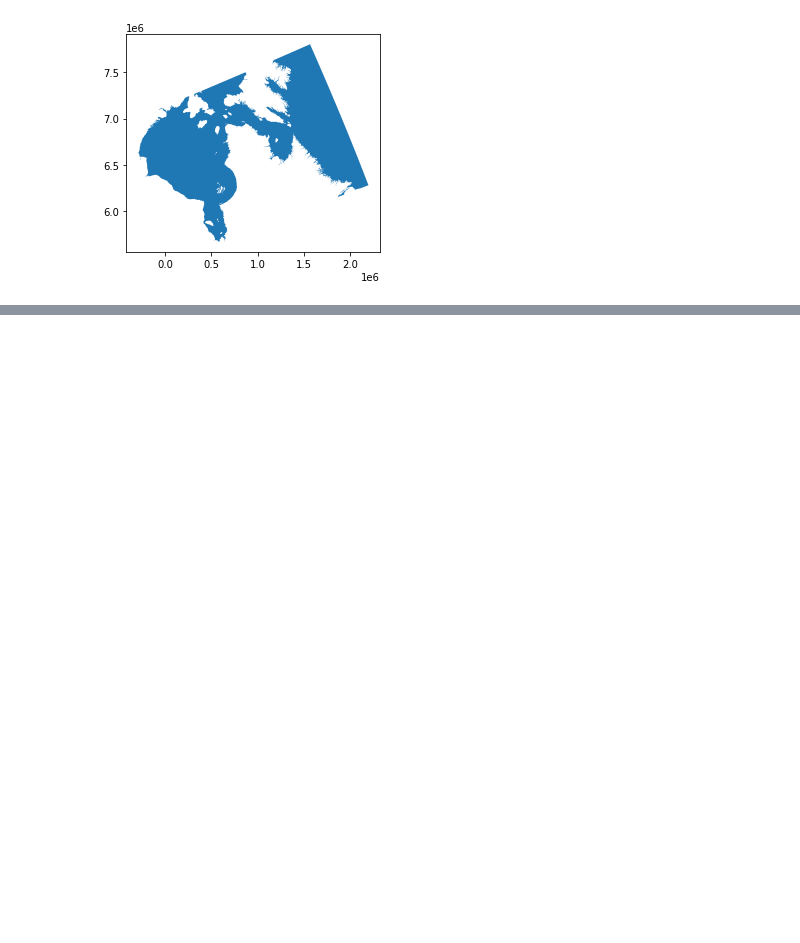
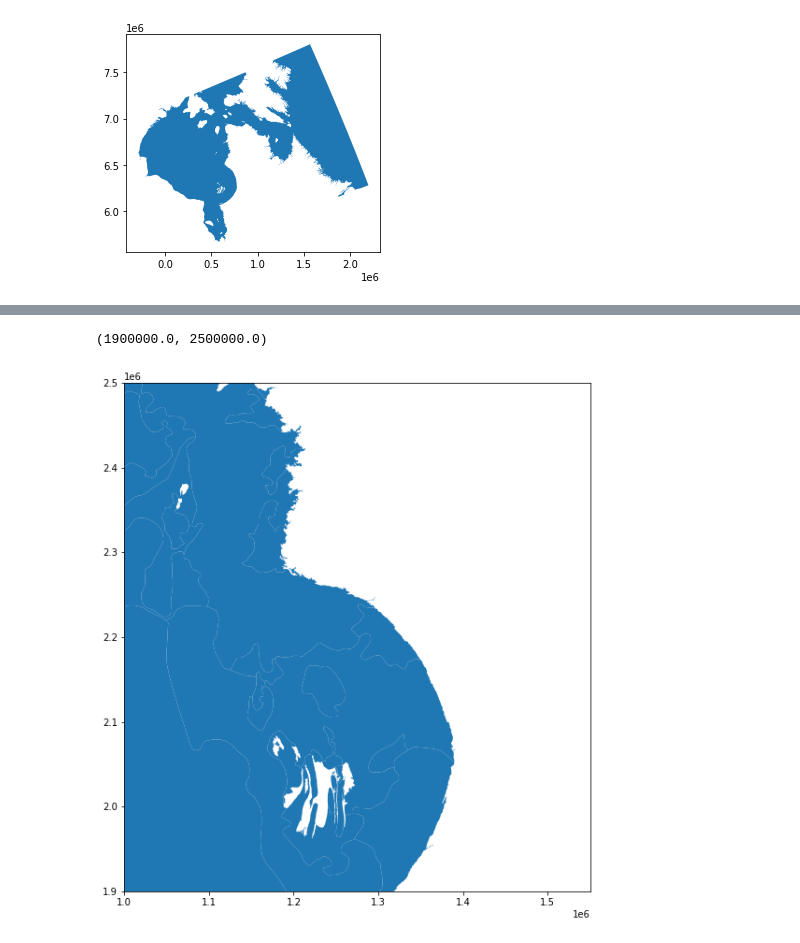
Before and after one commit to asylve/Sea-Ice, a Jupyter notebook: Data-Generation-EOlearn.ipynb, the cells around one changed output, grey strips where cells are left out. Cells and saved outputs as stored; diff of their text form; code cells hidden in the pictures; blank space fills up the shorter version.

```diff
--- a/Data-Generation-EOlearn.ipynb
+++ b/Data-Generation-EOlearn.ipynb
@@ -400,0 +355,10 @@ fig.subplots_adjust(wspace=0, hspace=0)
+# %%
+x = gpd.read_file('./data/ice_charts/2019/cis_SGRDRHB_20190624T1800Z_pl_a/cis_SGRDRHB_20190624T1800Z_pl_a.shp')
+x.to_crs(region.crs)
+fig, ax = plt.subplots(1, figsize=(10,10))
+x.dropna().plot('POLY_TYPE', ax=ax)
+ax.set_xlim(1e6, 1.55e6)
+ax.set_ylim(1.9e6, 2.5e6)
+# %% [output]
+(1900000.0, 2500000.0)
+[figure, added]
```
Also changed, not shown: parts of 18 cells of this notebook, 11 other files.
